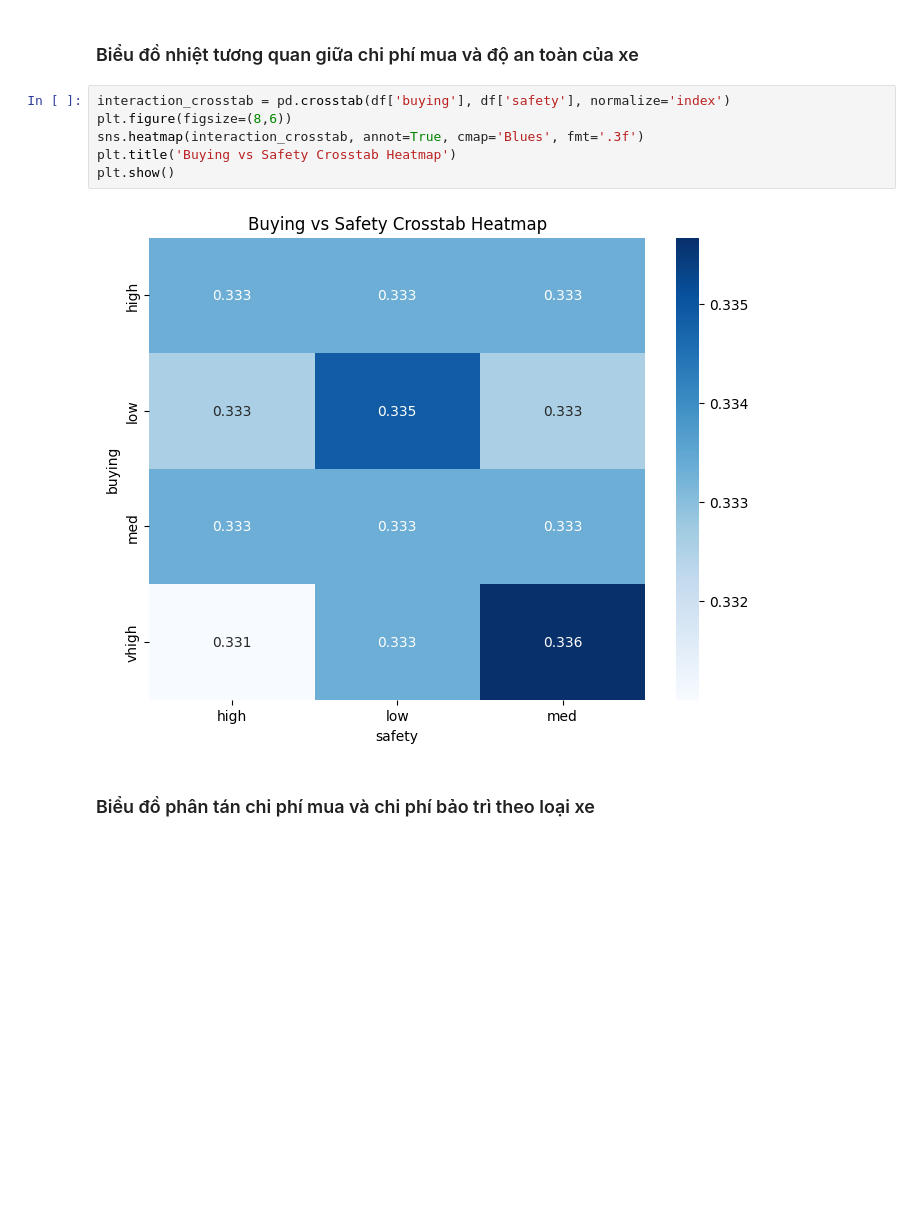
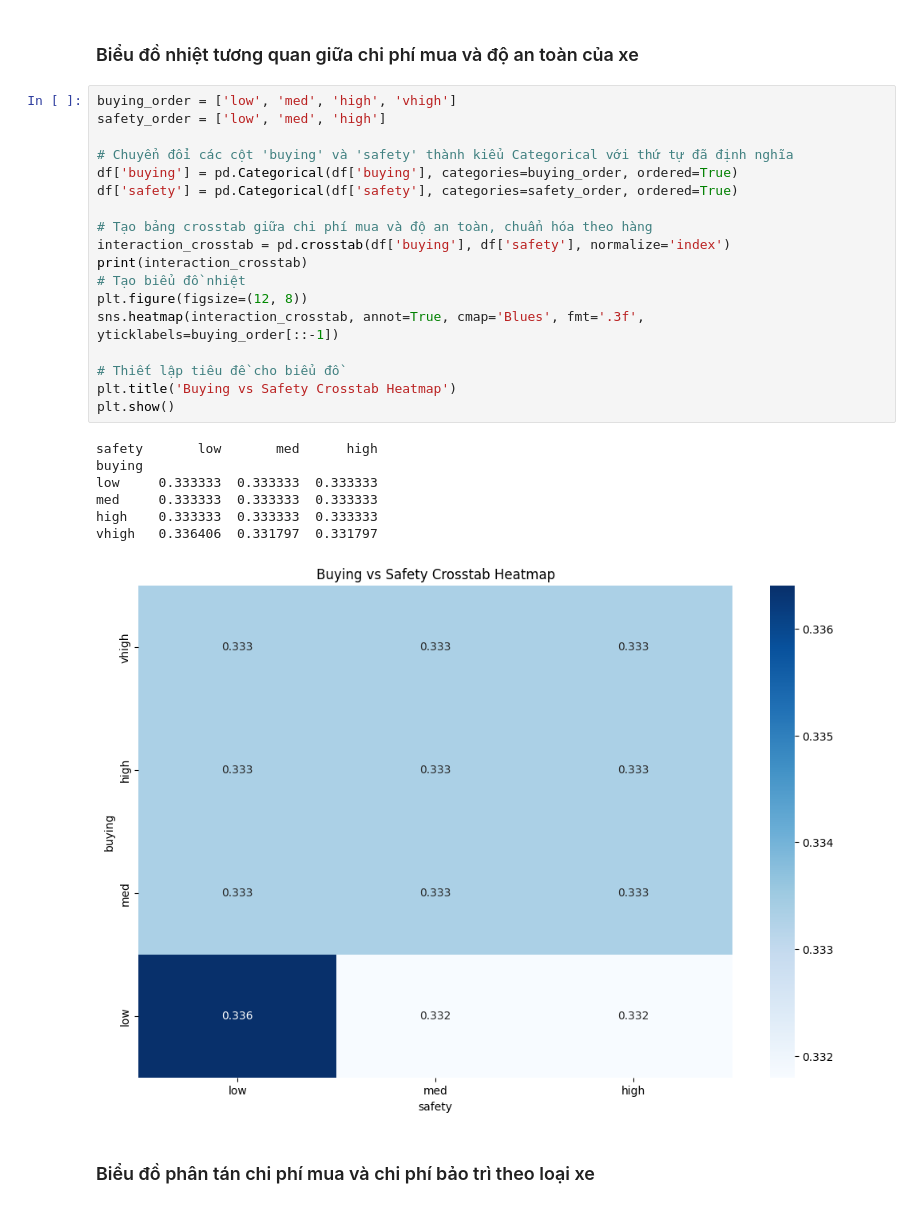
Before and after one commit to thangle253/Project-data-set-Py, a Jupyter notebook: project.ipynb, the cells around one changed output. Drawn from its saved outputs; the diff is of its cells as text; blank space fills up the shorter version.

```diff
--- a/project.ipynb
+++ b/project.ipynb
@@ -341,14 +341,32 @@ plt.show()
 [figure]
 # %% [markdown]
 ### Biểu đồ nhiệt tương quan giữa chi phí mua và độ an toàn của xe
-# %%
-interaction_crosstab = pd.crosstab(df['buying'], df['safety'], normalize='index')
-plt.figure(figsize=(8,6))
-sns.heatmap(interaction_crosstab, annot=True, cmap='Blues', fmt='.3f')
-plt.title('Buying vs Safety Crosstab Heatmap')
-plt.show()
-# %% [output]
-[figure, removed]
+# %%
+buying_order = ['low', 'med', 'high', 'vhigh']
+safety_order = ['low', 'med', 'high']
+
+# Chuyển đổi các cột 'buying' và 'safety' thành kiểu Categorical với thứ tự đã định nghĩa
+df['buying'] = pd.Categorical(df['buying'], categories=buying_order, ordered=True)
+df['safety'] = pd.Categorical(df['safety'], categories=safety_order, ordered=True)
+
+# Tạo bảng crosstab giữa chi phí mua và độ an toàn, chuẩn hóa theo hàng
+interaction_crosstab = pd.crosstab(df['buying'], df['safety'], normalize='index')
+print(interaction_crosstab)
+# Tạo biểu đồ nhiệt
+plt.figure(figsize=(12, 8))
+sns.heatmap(interaction_crosstab, annot=True, cmap='Blues', fmt='.3f', yticklabels=buying_order[::-1])
+
+# Thiết lập tiêu đề cho biểu đồ
+plt.title('Buying vs Safety Crosstab Heatmap')
+plt.show()
+# %% [output]
+safety       low       med      high
+buying
+low     0.333333  0.333333  0.333333
+med     0.333333  0.333333  0.333333
+high    0.333333  0.333333  0.333333
+vhigh   0.336406  0.331797  0.331797
+[figure, added]
 # %% [markdown]
 ### Biểu đồ phân tán chi phí mua và chi phí bảo trì theo loại xe
 # %%
```
Also changed, not shown: parts of 4 cells of this notebook, 1 other file.
